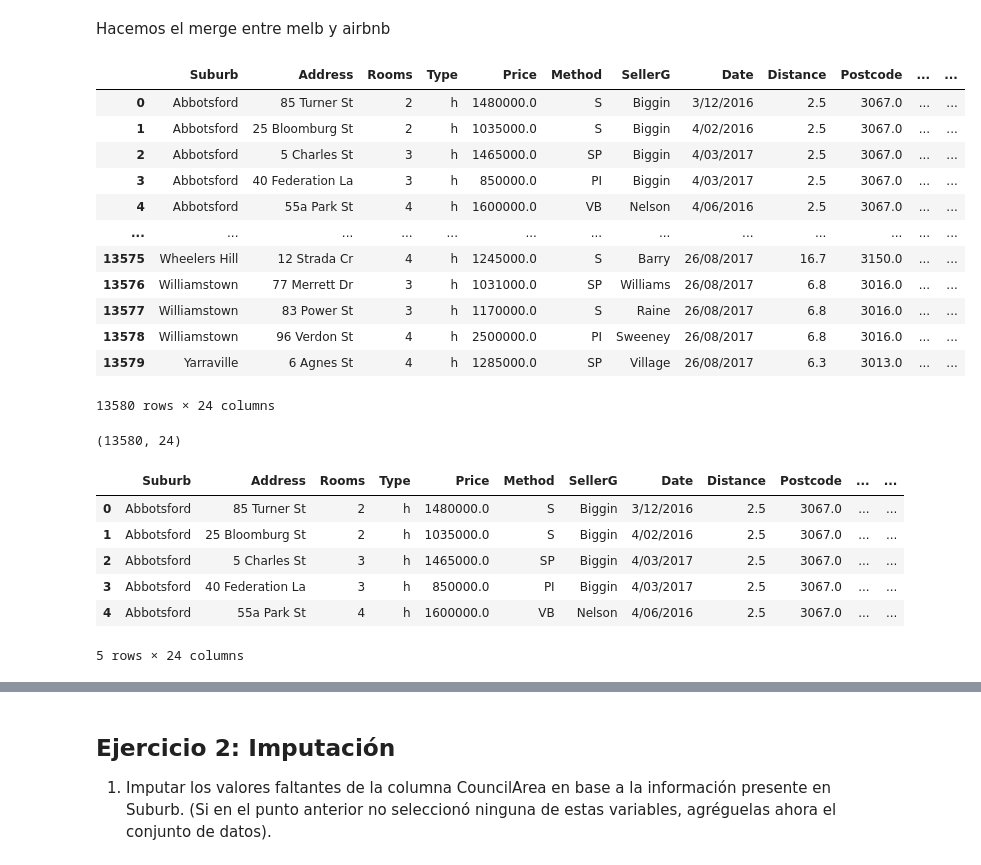
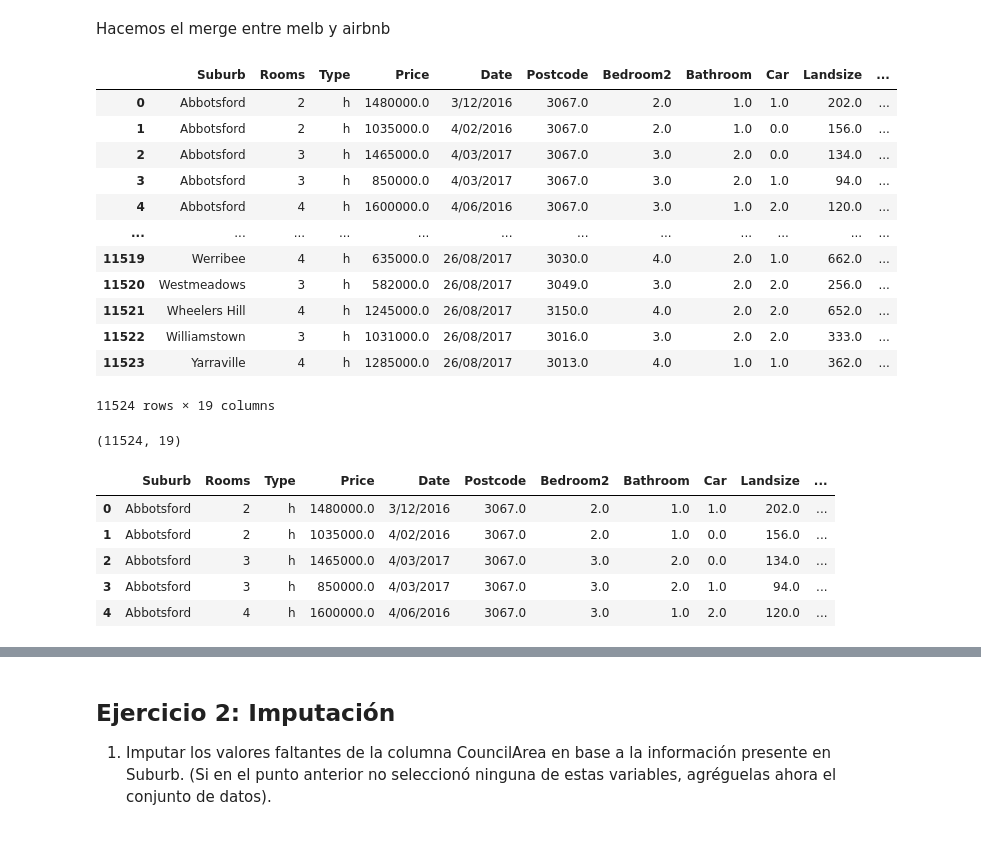
Before and after one commit to cgoviedo/Diplodatos, a Jupyter notebook: analisis_curacion/Entregable_Parte_1.ipynb, the cells around one changed output, grey strips where cells are left out. Drawn from its saved outputs; the diff is of its cells as text; code cells hidden in the pictures.

Commit message:
Se actualiza analisis_curacion/Entregable_Parte_1.ipynb se cambia el nombre del data frame filtrado a filtered_melb_df. Se comienza con analisis_curacion/Entregable_Parte_2.ipynb

```diff
--- a/analisis_curacion/Entregable_Parte_1.ipynb
+++ b/analisis_curacion/Entregable_Parte_1.ipynb
@@ -350,7 +332,7 @@ Eliminamos los valores extremos de las variables numéricas indicadas en *delete
 strategy = IqrStrategy()
 #strategy = UpperLowerStrategy(0.001,0.999)
 delete_outlayiers_columns = ['Price', 'Car' , 'Rooms', 'Bathroom' , 'Bedroom2' , 'Landsize']
-filtered_df = removeOutliers(melb_df, strategy , delete_outlayiers_columns )
+filtered_melb_df = removeOutliers(melb_df, strategy , delete_outlayiers_columns )
 # %% [markdown]
 Agrupamos por diferentes criterios al data frame que le eliminamos los outliers
 # %%
@@ -499,0 +492,8 @@ display_blox_plots(df = filtered_df , columns= columns_to_plot , displayGraph= c
+# %%
+selected_columns = ['Suburb', 'Rooms', 'Type', 'Price',
+       'Date', 'Postcode', 'Bedroom2', 'Bathroom', 'Car',
+       'Landsize', 'CouncilArea', 'Lattitude', 'Longtitude', 'Regionname',
+       ]
+
+filtered_melb_df = filtered_melb_df[selected_columns]
+# 'Address', 'Method' , SellerG', 'Distance' , Propertycount
@@ -618,39 +618,38 @@ airbnb_price_by_zipcode.describe()
 # %% [markdown]
 Hacemos el merge entre  melb y airbnb
 # %%
-merged_sales_df = melb_df.merge(
+merged_sales_df = filtered_melb_df.merge(
     airbnb_price_by_zipcode, how='left',
     left_on='Postcode', right_on='zipcode'
 )
 merged_sales_df
 # %% [output]
-|  | Suburb | Address | Rooms | Type | Price | Method | SellerG | Date | Distance | Postcode | ... | ... |
-| 0 | Abbotsford | 85 Turner St | 2 | h | 1480000.0 | S | Biggin | 3/12/2016 | 2.5 | 3067.0 | ... | ... |
-| 1 | Abbotsford | 25 Bloomburg St | 2 | h | 1035000.0 | S | Biggin | 4/02/2016 | 2.5 | 3067.0 | ... | ... |
-| 2 | Abbotsford | 5 Charles St | 3 | h | 1465000.0 | SP | Biggin | 4/03/2017 | 2.5 | 3067.0 | ... | ... |
-| 3 | Abbotsford | 40 Federation La | 3 | h | 850000.0 | PI | Biggin | 4/03/2017 | 2.5 | 3067.0 | ... | ... |
-| 4 | Abbotsford | 55a Park St | 4 | h | 1600000.0 | VB | Nelson | 4/06/2016 | 2.5 | 3067.0 | ... | ... |
-| ... | ... | ... | ... | ... | ... | ... | ... | ... | ... | ... | ... | ... |
-| 13575 | Wheelers Hill | 12 Strada Cr | 4 | h | 1245000.0 | S | Barry | 26/08/2017 | 16.7 | 3150.0 | ... | ... |
-| 13576 | Williamstown | 77 Merrett Dr | 3 | h | 1031000.0 | SP | Williams | 26/08/2017 | 6.8 | 3016.0 | ... | ... |
-| 13577 | Williamstown | 83 Power St | 3 | h | 1170000.0 | S | Raine | 26/08/2017 | 6.8 | 3016.0 | ... | ... |
-| 13578 | Williamstown | 96 Verdon St | 4 | h | 2500000.0 | PI | Sweeney | 26/08/2017 | 6.8 | 3016.0 | ... | ... |
-| 13579 | Yarraville | 6 Agnes St | 4 | h | 1285000.0 | SP | Village | 26/08/2017 | 6.3 | 3013.0 | ... | ... |
+|  | Suburb | Rooms | Type | Price | Date | Postcode | Bedroom2 | Bathroom | Car | Landsize | ... |
+| 0 | Abbotsford | 2 | h | 1480000.0 | 3/12/2016 | 3067.0 | 2.0 | 1.0 | 1.0 | 202.0 | ... |
+| 1 | Abbotsford | 2 | h | 1035000.0 | 4/02/2016 | 3067.0 | 2.0 | 1.0 | 0.0 | 156.0 | ... |
+| 2 | Abbotsford | 3 | h | 1465000.0 | 4/03/2017 | 3067.0 | 3.0 | 2.0 | 0.0 | 134.0 | ... |
+| 3 | Abbotsford | 3 | h | 850000.0 | 4/03/2017 | 3067.0 | 3.0 | 2.0 | 1.0 | 94.0 | ... |
+| 4 | Abbotsford | 4 | h | 1600000.0 | 4/06/2016 | 3067.0 | 3.0 | 1.0 | 2.0 | 120.0 | ... |
+| ... | ... | ... | ... | ... | ... | ... | ... | ... | ... | ... | ... |
+| 11519 | Werribee | 4 | h | 635000.0 | 26/08/2017 | 3030.0 | 4.0 | 2.0 | 1.0 | 662.0 | ... |
+| 11520 | Westmeadows | 3 | h | 582000.0 | 26/08/2017 | 3049.0 | 3.0 | 2.0 | 2.0 | 256.0 | ... |
+| 11521 | Wheelers Hill | 4 | h | 1245000.0 | 26/08/2017 | 3150.0 | 4.0 | 2.0 | 2.0 | 652.0 | ... |
+| 11522 | Williamstown | 3 | h | 1031000.0 | 26/08/2017 | 3016.0 | 3.0 | 2.0 | 2.0 | 333.0 | ... |
+| 11523 | Yarraville | 4 | h | 1285000.0 | 26/08/2017 | 3013.0 | 4.0 | 1.0 | 1.0 | 362.0 | ... |
-13580 rows × 24 columns
+11524 rows × 19 columns
 # %%
 merged_sales_df.shape
 # %% [output]
-(13580, 24)
+(11524, 19)
 # %%
 merged_sales_df[:5]
 # %% [output]
-|  | Suburb | Address | Rooms | Type | Price | Method | SellerG | Date | Distance | Postcode | ... | ... |
-| 0 | Abbotsford | 85 Turner St | 2 | h | 1480000.0 | S | Biggin | 3/12/2016 | 2.5 | 3067.0 | ... | ... |
-| 1 | Abbotsford | 25 Bloomburg St | 2 | h | 1035000.0 | S | Biggin | 4/02/2016 | 2.5 | 3067.0 | ... | ... |
-| 2 | Abbotsford | 5 Charles St | 3 | h | 1465000.0 | SP | Biggin | 4/03/2017 | 2.5 | 3067.0 | ... | ... |
-| 3 | Abbotsford | 40 Federation La | 3 | h | 850000.0 | PI | Biggin | 4/03/2017 | 2.5 | 3067.0 | ... | ... |
-| 4 | Abbotsford | 55a Park St | 4 | h | 1600000.0 | VB | Nelson | 4/06/2016 | 2.5 | 3067.0 | ... | ... |
+|  | Suburb | Rooms | Type | Price | Date | Postcode | Bedroom2 | Bathroom | Car | Landsize | ... |
+| 0 | Abbotsford | 2 | h | 1480000.0 | 3/12/2016 | 3067.0 | 2.0 | 1.0 | 1.0 | 202.0 | ... |
+| 1 | Abbotsford | 2 | h | 1035000.0 | 4/02/2016 | 3067.0 | 2.0 | 1.0 | 0.0 | 156.0 | ... |
+| 2 | Abbotsford | 3 | h | 1465000.0 | 4/03/2017 | 3067.0 | 3.0 | 2.0 | 0.0 | 134.0 | ... |
+| 3 | Abbotsford | 3 | h | 850000.0 | 4/03/2017 | 3067.0 | 3.0 | 2.0 | 1.0 | 94.0 | ... |
+| 4 | Abbotsford | 4 | h | 1600000.0 | 4/06/2016 | 3067.0 | 3.0 | 1.0 | 2.0 | 120.0 | ... |
-5 rows × 24 columns
 # %%
 merged_sales_df.describe()
 # %% [output]
```
Also changed, not shown: parts of 30 cells of this notebook, 1 other file.
